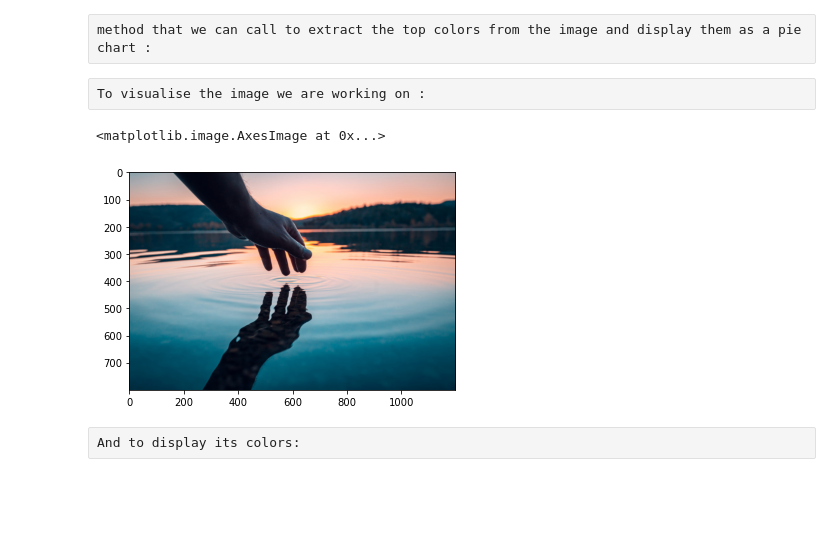
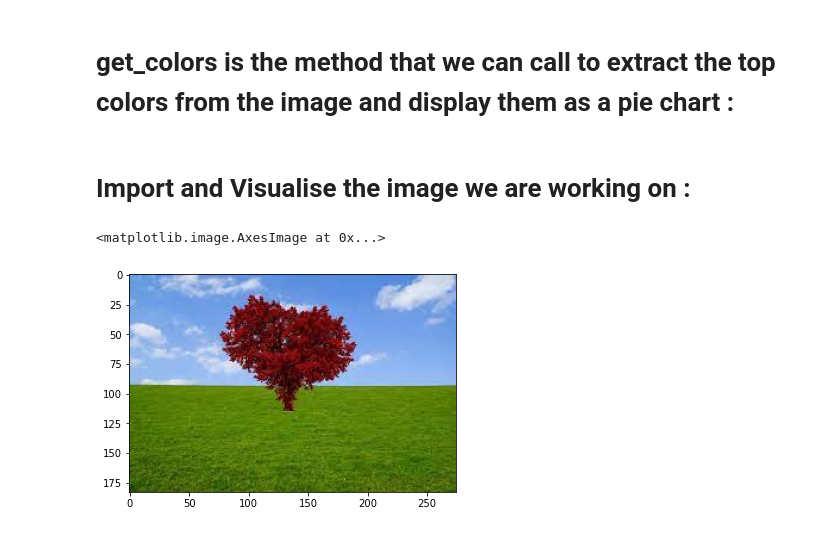
Before and after one commit to selmaamc/TSF-GRIP, a Jupyter notebook: TASK1/TSF GRIP task1.ipynb, the cells around one changed output. Drawn from its saved outputs; the diff is of its cells as text; code cells hidden in the pictures; blank space fills up the shorter version.

```diff
--- a/TASK1/TSF GRIP task1.ipynb
+++ b/TASK1/TSF GRIP task1.ipynb
@@ -22,8 +24,8 @@ def get_image(image_path):
     image = cv2.imread(image_path)
     image = cv2.cvtColor(image, cv2.COLOR_BGR2RGB)
     return image
-# %% [raw]
-method that we can call to extract the top colors from the image and display them as a pie chart :
+# %% [markdown]
+# get_colors is the method that we can call to extract the top colors from the image and display them as a pie chart :
 # %%
 def get_colors(image,number_of_colors,show_chart):
     modified_image = cv2.resize(image, (600, 400), interpolation = cv2.INTER_AREA)
@@ -42,14 +44,12 @@ def get_colors(image,number_of_colors,show_chart):
         plt.pie(counts.values(), labels = hex_colors, colors = hex_colors)
 
     return rgb_colors
-# %% [raw]
-To visualise the image we are working on :
+# %% [markdown]
+# Import and Visualise the image we are working on :
 # %%
-image = cv2.imread('C://Users//HP//Desktop//Sparks-Task1//images//img3.jpg')
+image = cv2.imread('C://Users//HP//Desktop//TSF GRIP//TASK1//images//img4.jpg')
 image = cv2.cvtColor(image, cv2.COLOR_BGR2RGB)
 plt.imshow(image)
 # %% [output]
 <matplotlib.image.AxesImage at 0x...>
-[figure, old version]
+[figure, new version]
-# %% [raw]
-And to display its colors:
```
Also changed, not shown: parts of 10 cells of this notebook.
